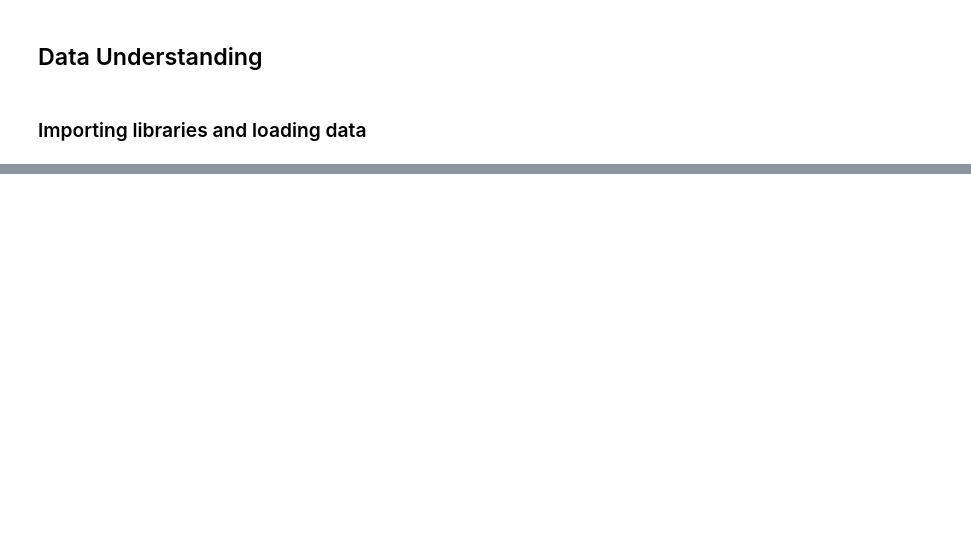
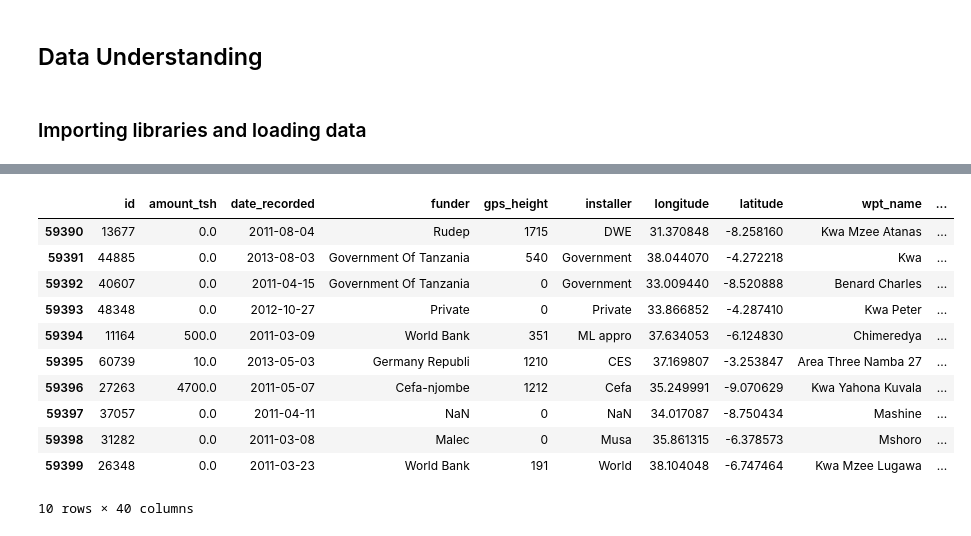
Before and after one commit to AlexIrungu/Tanzania-Wells-Classification-, a Jupyter notebook: index.ipynb, the cells around one changed output, grey strips where cells are left out. Cells and saved outputs as stored; diff of their text form; code cells hidden in the pictures; blank space fills up the shorter version.

```diff
--- a/index.ipynb
+++ b/index.ipynb
@@ -57,0 +95,16 @@ data = pd.read_csv("")
+# %%
+#viewing the bottom rows
+data.tail(10)
+# %% [output]
+|  | id | amount_tsh | date_recorded | funder | gps_height | installer | longitude | latitude | wpt_name | ... |
+| 59390 | 13677 | 0.0 | 2011-08-04 | Rudep | 1715 | DWE | 31.370848 | -8.258160 | Kwa Mzee Atanas | ... |
+| 59391 | 44885 | 0.0 | 2013-08-03 | Government Of Tanzania | 540 | Government | 38.044070 | -4.272218 | Kwa | ... |
+| 59392 | 40607 | 0.0 | 2011-04-15 | Government Of Tanzania | 0 | Government | 33.009440 | -8.520888 | Benard Charles | ... |
+| 59393 | 48348 | 0.0 | 2012-10-27 | Private | 0 | Private | 33.866852 | -4.287410 | Kwa Peter | ... |
+| 59394 | 11164 | 500.0 | 2011-03-09 | World Bank | 351 | ML appro | 37.634053 | -6.124830 | Chimeredya | ... |
+| 59395 | 60739 | 10.0 | 2013-05-03 | Germany Republi | 1210 | CES | 37.169807 | -3.253847 | Area Three Namba 27 | ... |
+| 59396 | 27263 | 4700.0 | 2011-05-07 | Cefa-njombe | 1212 | Cefa | 35.249991 | -9.070629 | Kwa Yahona Kuvala | ... |
+| 59397 | 37057 | 0.0 | 2011-04-11 | NaN | 0 | NaN | 34.017087 | -8.750434 | Mashine | ... |
+| 59398 | 31282 | 0.0 | 2011-03-08 | Malec | 0 | Musa | 35.861315 | -6.378573 | Mshoro | ... |
+| 59399 | 26348 | 0.0 | 2011-03-23 | World Bank | 191 | World | 38.104048 | -6.747464 | Kwa Mzee Lugawa | ... |
+10 rows × 40 columns
```
Also changed, not shown: parts of 25 cells of this notebook, 1 other file.
